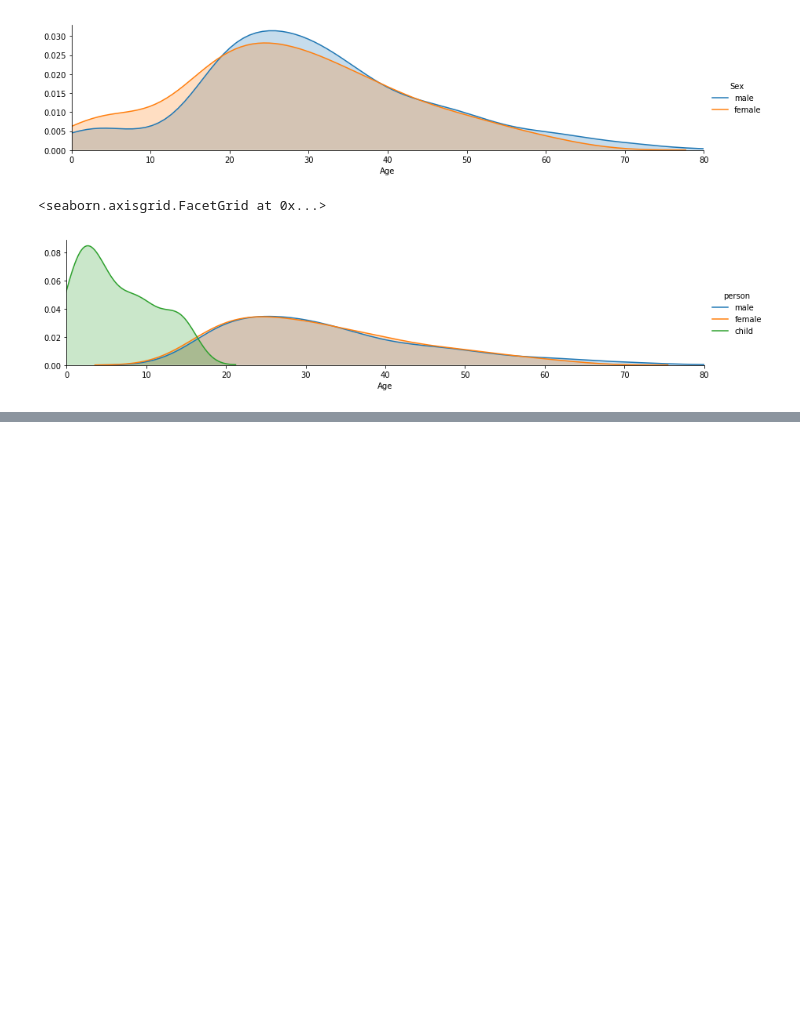
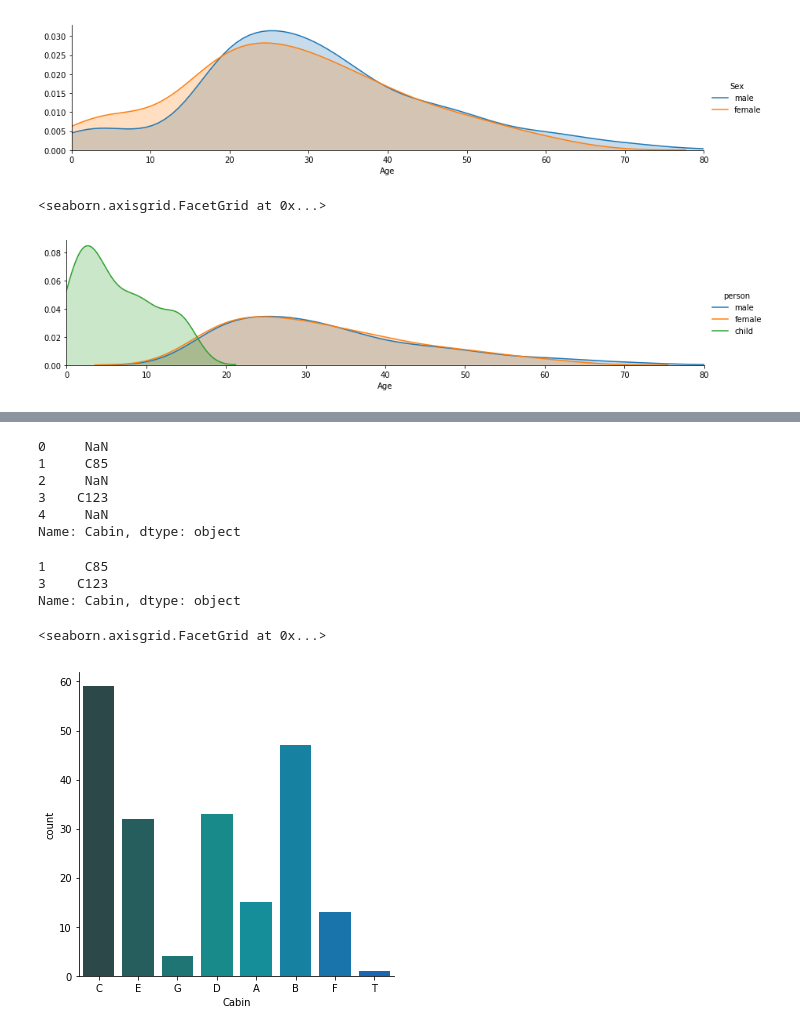
Before and after one commit to rohailkhan/titanic_more, a Jupyter notebook: Titanic analysis.ipynb, the cells around one changed output, grey strips where cells are left out. Drawn from its saved outputs; the diff is of its cells as text; code cells hidden in the pictures; blank space fills up the shorter version.

```diff
--- a/Titanic analysis.ipynb
+++ b/Titanic analysis.ipynb
@@ -155,0 +171,4 @@ fig.map(sns.kdeplot,'Age',shade=True)
+# %%
+titanic_df['person']=titanic_df[['Age','Sex']].apply(male_female_child,axis=1)
+# %%
+titanic_df['Cabin']=titanic_df[['Cabin']].dropna()
@@ -155,0 +182,29 @@ fig.map(sns.kdeplot,'Age',shade=True)
+# %%
+deck=titanic_df['Cabin']
+deck.dropna()
+deck.head()
+# %% [output]
+0     NaN
+1     C85
+2     NaN
+3    C123
+4     NaN
+Name: Cabin, dtype: object
+# %%
+deck=titanic_df['Cabin'].dropna()
+deck.head(2)
+# %% [output]
+1     C85
+3    C123
+Name: Cabin, dtype: object
+# %%
+# grab first letter
+levels=[]
+for lev in deck:
+    levels.append(lev[0])
+cabin_df=DataFrame(levels)
+cabin_df.columns =['Cabin']
+sns.catplot('Cabin',data=cabin_df,palette='winter_d',kind='count')
+# %% [output]
+<seaborn.axisgrid.FacetGrid at 0x...>
+[figure, added]
```
Also changed, not shown: parts of 12 cells of this notebook.
